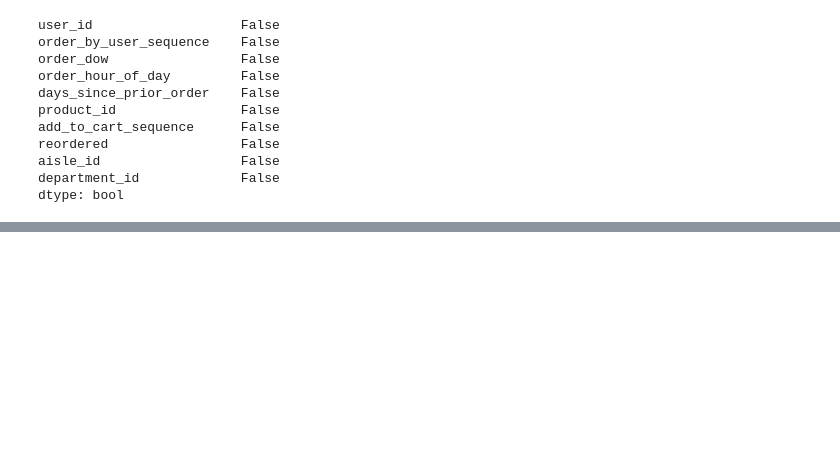
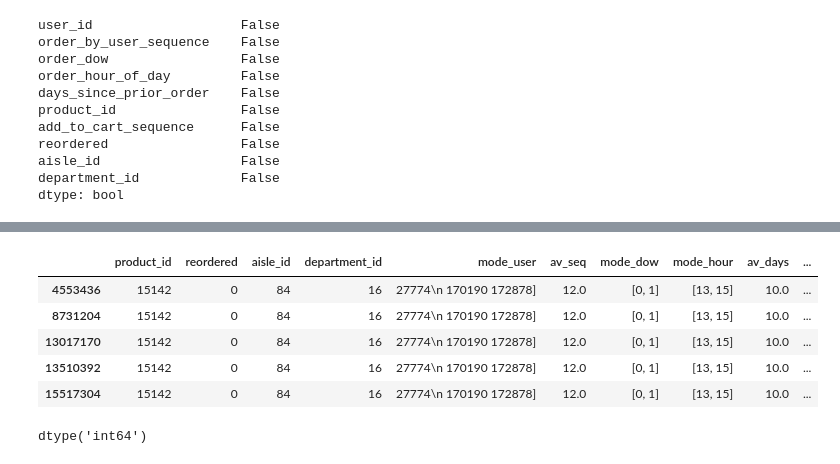
Before and after one commit to fractaldatalearning/Capstone2, a Jupyter notebook: notebooks/eda_trash_product_clusters.ipynb, the cells around one changed output, grey strips where cells are left out. Cells and saved outputs as stored; diff of their text form; code cells hidden in the pictures; blank space fills up the shorter version.

```diff
--- a/notebooks/eda3_product_clusters.ipynb
+++ b/notebooks/eda_trash_product_clusters.ipynb
@@ -199,0 +338,23 @@ milk4models.head()
+# %%
+milk4models['mode_user'] = milk4models['mode_user'].astype(str)
+milk4models['mode_user'] = pd.DataFrame(milk4models[
+    'mode_user'].values.tolist(), milk4models.index)
+milk4models['mode_user'] = milk4models['mode_user'].replace(
+    '^.*69092.*', '69092', regex=True).replace(
+    '^.*63424.*', '63424', regex=True).replace('^.*32807.*', '32807', regex=True).replace(
+    '^.*21892.*', '21892', regex=True).replace('^.*16089.*', '16089', regex=True).replace(
+    '^.*157476.*', '157476', regex=True).replace('^.*133004.*', '133004', regex=True).replace(
+    '^.*131093.*', '131093', regex=True).replace('^.*12759.*', '12759', regex=True).replace(
+    '^.*12205.*', '12205', regex=True).replace('^.*113549.*', '113549', regex=True).replace(
+    '^.*110993.*', '110993', regex=True).replace('^.*108251.*', '108251', regex=True).replace(
+    '^.*102840.*', '102840', regex=True).replace('^.*9974.*', '9974', regex=True).replace(
+    '^.*99422.*', '99422', regex=True).replace('^.*91407.*', '91407', regex=True).replace(
+    '^.*90518.*', '90518', regex=True).replace('^.*78865.*', '78865', regex=True).replace(
+    '^.*66622.*', '66622', regex=True).replace('^.*5925.*', '5925', regex=True).replace(
+    '^.*47367.*', '47367', regex=True).replace('^.*45978.*', '45978', regex=True).replace(
+    '^.*42679.*', '42679', regex=True).replace('^.*34001.*', '34001', regex=True).replace(
+    '^.*2658.*', '2658', regex=True).replace('^.*2658.*', '2658', regex=True).replace(
+    '^.*25543.*', '25543', regex=True).replace('^.*21105.*', '21105', regex=True).replace(
+    '^.*5094.*', '5094', regex=True).replace('^.*27774.*', '27774', regex=True).replace(
+    '^.*3025.*', '3025', regex=True).replace('^.*65950.*', '65950', regex=True)
+milk4models['mode_user'].sort_values().unique()
@@ -199,0 +379,16 @@ milk4models.head()
+# %%
+milk4models[milk4models['mode_user']=='27774\n 170190 172878]'].head()
+# %% [output]
+|  | product_id | reordered | aisle_id | department_id | mode_user | av_seq | mode_dow | mode_hour | av_days | ... |
+| 4553436 | 15142 | 0 | 84 | 16 | 27774\n 170190 172878] | 12.0 | [0, 1] | [13, 15] | 10.0 | ... |
+| 8731204 | 15142 | 0 | 84 | 16 | 27774\n 170190 172878] | 12.0 | [0, 1] | [13, 15] | 10.0 | ... |
+| 13017170 | 15142 | 0 | 84 | 16 | 27774\n 170190 172878] | 12.0 | [0, 1] | [13, 15] | 10.0 | ... |
+| 13510392 | 15142 | 0 | 84 | 16 | 27774\n 170190 172878] | 12.0 | [0, 1] | [13, 15] | 10.0 | ... |
+| 15517304 | 15142 | 0 | 84 | 16 | 27774\n 170190 172878] | 12.0 | [0, 1] | [13, 15] | 10.0 | ... |
+# %%
+milk4models = milk4models.drop(milk4models[milk4models[
+    'product_id'] == 15142].index)
+milk4models['mode_user'] = milk4models['mode_user'].astype(int)
+milk4models['mode_user'].dtype
+# %% [output]
+dtype('int64')
```
Also changed, not shown: parts of 25 cells of this notebook, 1 other file.
